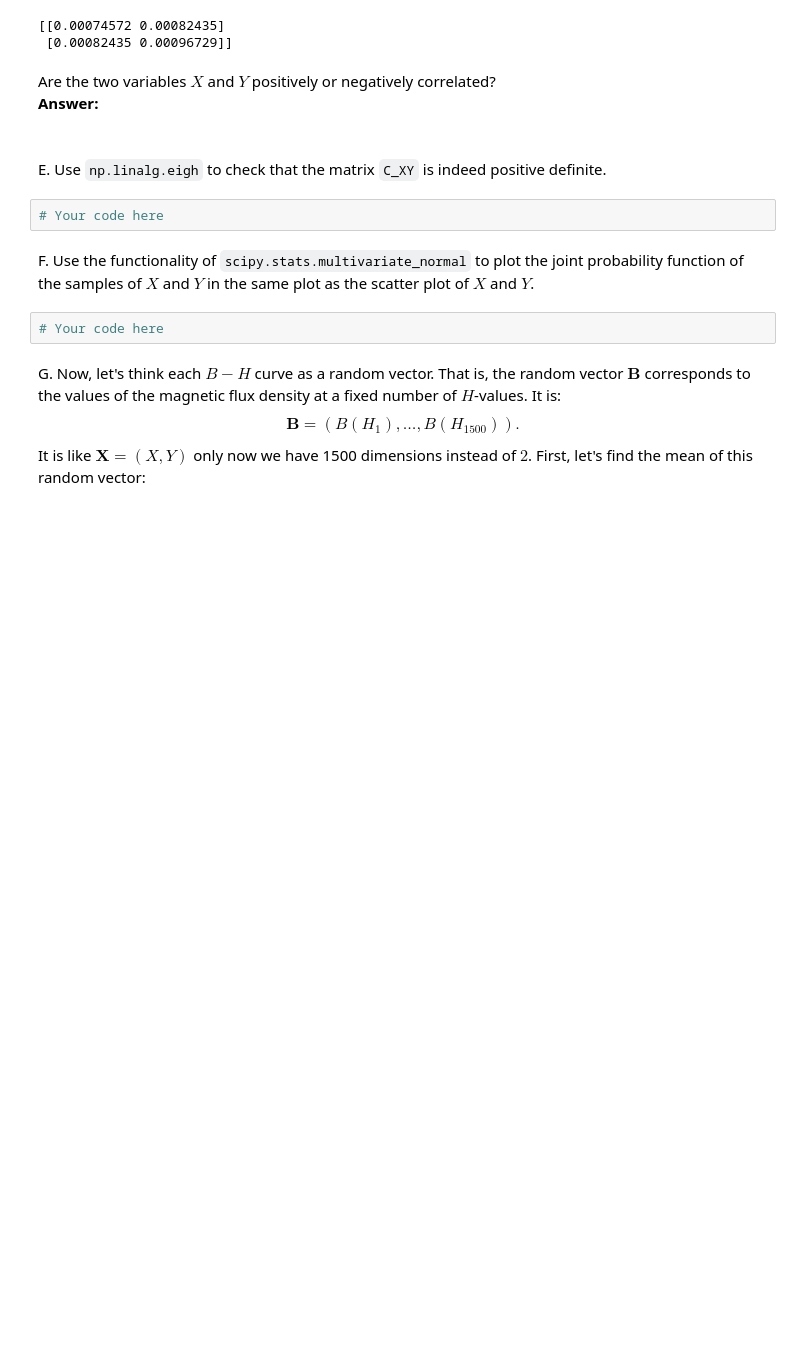
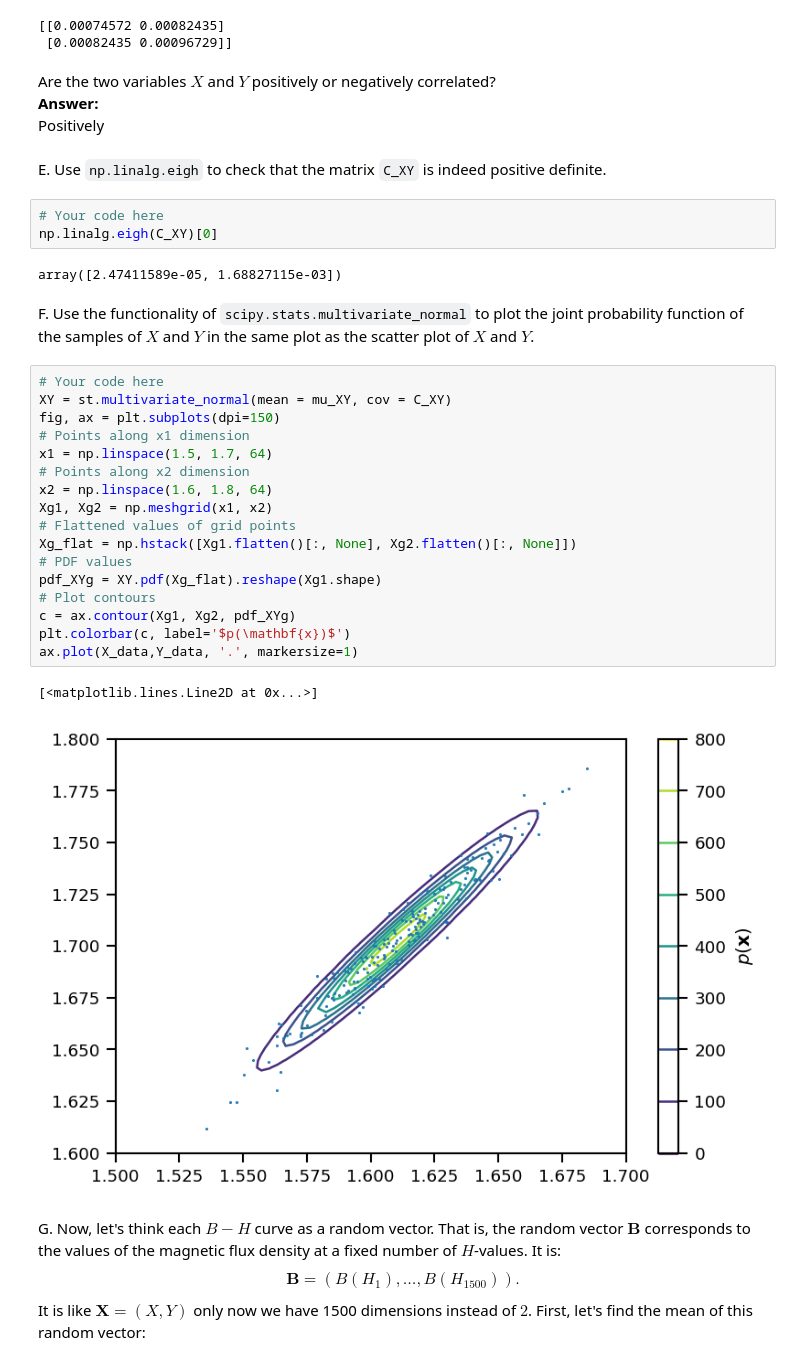
Before and after one commit to isaacdbowser/data-analytics-se, a Jupyter notebook: homework/homework_02.ipynb, the cells around one changed output. Cells and saved outputs as stored; diff of their text form; blank space fills up the shorter version.

```diff
--- a/homework/homework_02.ipynb
+++ b/homework/homework_02.ipynb
@@ -573,15 +585,36 @@ print(C_XY)
 # %% [markdown]
 Are the two variables $X$ and $Y$ positively or negatively correlated?<br>
 **Answer:**
-<br><br>
+<br>Positively<br>
 # %% [markdown]
 E. Use ``np.linalg.eigh`` to check that the matrix ``C_XY`` is indeed positive definite.
 # %%
 # Your code here
+np.linalg.eigh(C_XY)[0]
+# %% [output]
+array([2.47411589e-05, 1.68827115e-03])
 # %% [markdown]
 F. Use the functionality of ``scipy.stats.multivariate_normal`` to plot the joint probability function of the samples of $X$ and $Y$ in the same plot as the scatter plot of $X$ and $Y$.
-# %%
-# Your code here
+# %%
+# Your code here
+XY = st.multivariate_normal(mean = mu_XY, cov = C_XY)
+fig, ax = plt.subplots(dpi=150)
+# Points along x1 dimension
+x1 = np.linspace(1.5, 1.7, 64)
+# Points along x2 dimension
+x2 = np.linspace(1.6, 1.8, 64)
+Xg1, Xg2 = np.meshgrid(x1, x2)
+# Flattened values of grid points
+Xg_flat = np.hstack([Xg1.flatten()[:, None], Xg2.flatten()[:, None]])
+# PDF values
+pdf_XYg = XY.pdf(Xg_flat).reshape(Xg1.shape)
+# Plot contours
+c = ax.contour(Xg1, Xg2, pdf_XYg)
+plt.colorbar(c, label='$p(\mathbf{x})$')
+ax.plot(X_data,Y_data, '.', markersize=1)
+# %% [output]
+[<matplotlib.lines.Line2D at 0x...>]
+[figure, added]
 # %% [markdown]
 G. Now, let's think each $B-H$ curve as a random vector.
 That is, the random vector $\mathbf{B}$ corresponds to the values of the magnetic flux density at a fixed number of $H$-values. It is:
```
Also changed, not shown: parts of 6 cells of this notebook.
